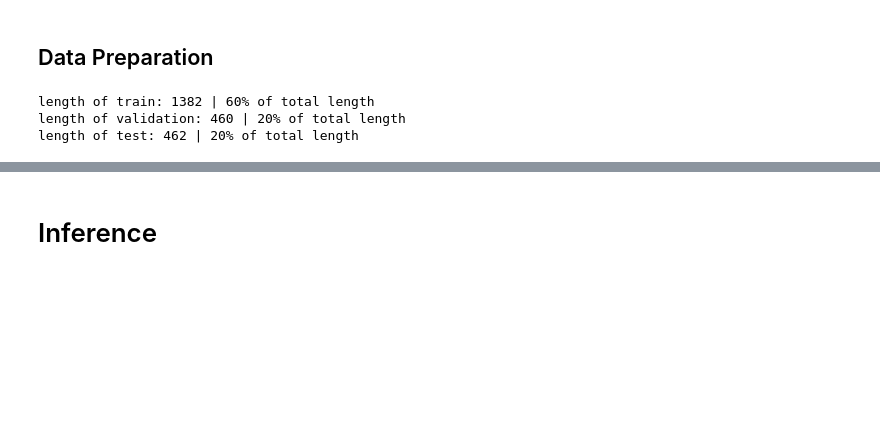
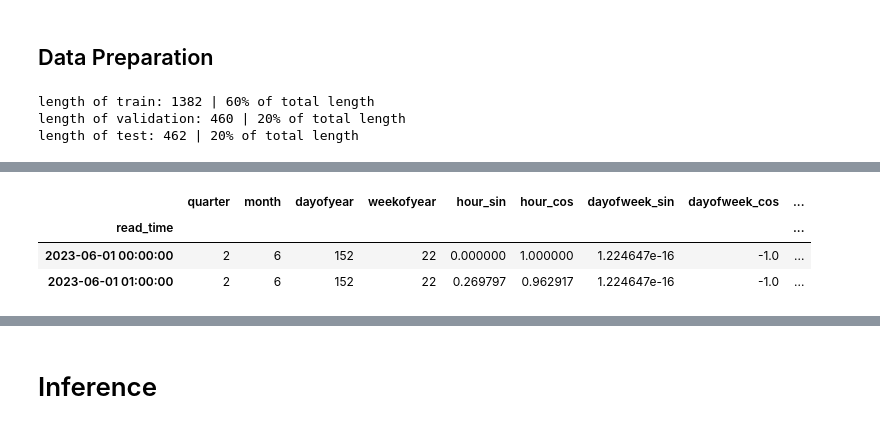
Before and after one commit to amrirasyidi/air_quality_forecasting, a Jupyter notebook: notebooks/4_xgboost_pipeline.ipynb, the cells around one changed output, grey strips where cells are left out. Cells and saved outputs as stored; diff of their text form; code cells hidden in the pictures; blank space fills up the shorter version.

```diff
--- a/notebooks/4_xgboost_pipeline.ipynb
+++ b/notebooks/4_xgboost_pipeline.ipynb
@@ -559,3 +581,10 @@ test_x, test_y = xgb_helper.create_features(df_test, target_variable='lin_pm25')
+# %%
+train_x.head(2)
+# %% [output]
+|  | quarter | month | dayofyear | weekofyear | hour_sin | hour_cos | dayofweek_sin | dayofweek_cos | ... |
+| read_time |  |  |  |  |  |  |  |  | ... |
+| 2023-06-01 00:00:00 | 2 | 6 | 152 | 22 | 0.000000 | 1.000000 | 1.224647e-16 | -1.0 | ... |
+| 2023-06-01 01:00:00 | 2 | 6 | 152 | 22 | 0.269797 | 0.962917 | 1.224647e-16 | -1.0 | ... |
 # %%
 with open(secret_dir/"mlflow_dagshub.json", "r") as f:
     secrets = json.load(f)
```
Also changed, not shown: parts of 14 cells of this notebook, 2 other files.
